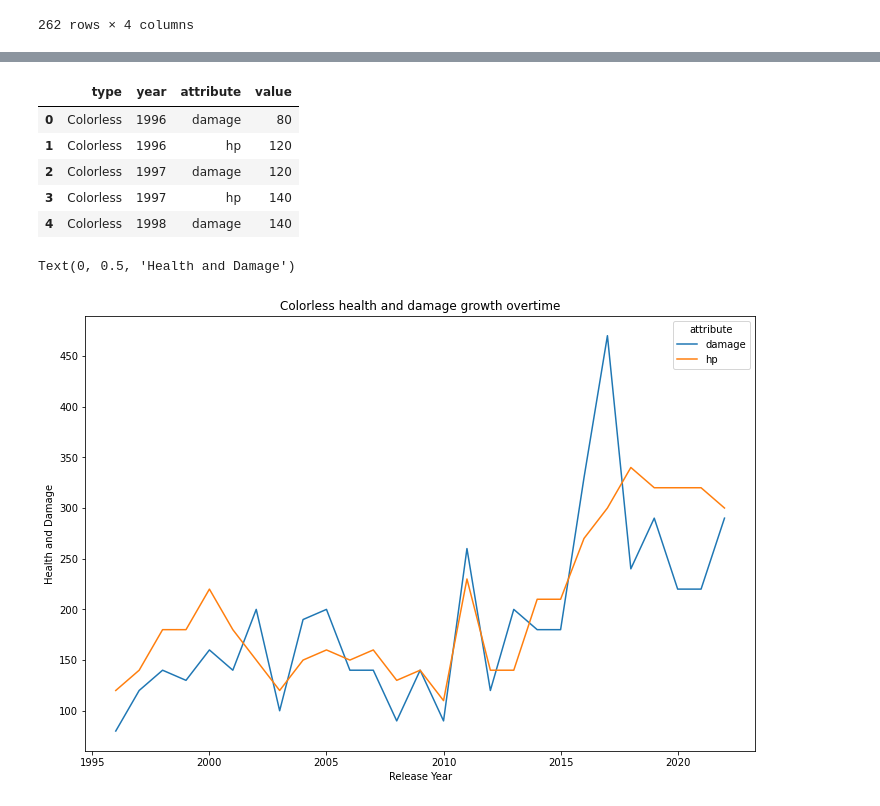
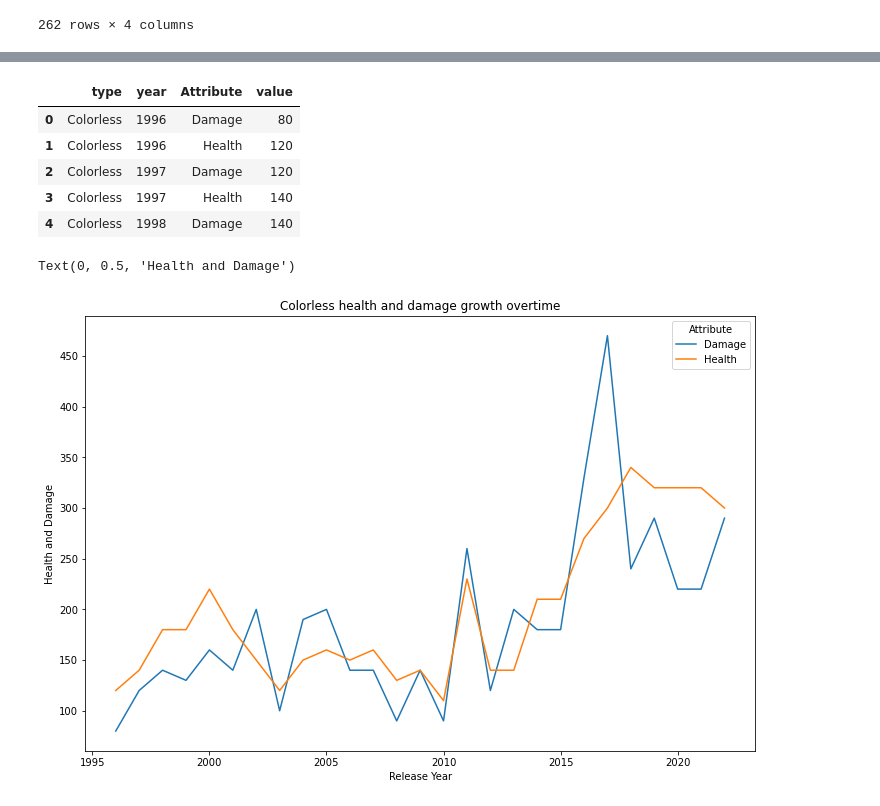
Before and after one commit to derikmccausland/jupyter, a Jupyter notebook: A place to start.ipynb, the cells around one changed output, grey strips where cells are left out. Drawn from its saved outputs; the diff is of its cells as text; code cells hidden in the pictures.

```diff
--- a/A place to start.ipynb
+++ b/A place to start.ipynb
@@ -164,24 +164,24 @@ fig.show()
 [interactive output not drawn]
 [interactive output not drawn]
 # %%
-attMax = pd.DataFrame(data = attSplit.groupby(['type','year','attribute'])['value'].max())
+attMax = pd.DataFrame(data = attSplit.groupby(['type','year','Attribute'])['value'].max())
 attMax.reset_index(inplace = True)
 attMax.head(5)
 # %% [output]
-|  | type | year | attribute | value |
-| 0 | Colorless | 1996 | damage | 80 |
-| 1 | Colorless | 1996 | hp | 120 |
-| 2 | Colorless | 1997 | damage | 120 |
-| 3 | Colorless | 1997 | hp | 140 |
-| 4 | Colorless | 1998 | damage | 140 |
+|  | type | year | Attribute | value |
+| 0 | Colorless | 1996 | Damage | 80 |
+| 1 | Colorless | 1996 | Health | 120 |
+| 2 | Colorless | 1997 | Damage | 120 |
+| 3 | Colorless | 1997 | Health | 140 |
+| 4 | Colorless | 1998 | Damage | 140 |
 # %%
 plt.figure(figsize = (12,8))
 
-fig=sns.lineplot(data = attMax[attMax['type']=="Colorless"], x="year", y="value", hue='attribute')
+fig=sns.lineplot(data = attMax[attMax['type']=="Colorless"], x="year", y="value", hue='Attribute')
 plt.title('Colorless health and damage growth overtime')
 plt.xlabel('Release Year')
 plt.ylabel('Health and Damage')
 #plt.savefig('ColorlessC.png');
 # %% [output]
 Text(0, 0.5, 'Health and Damage')
-[figure, old version]
+[figure, new version]
```
Also changed, not shown: parts of 31 cells of this notebook.
